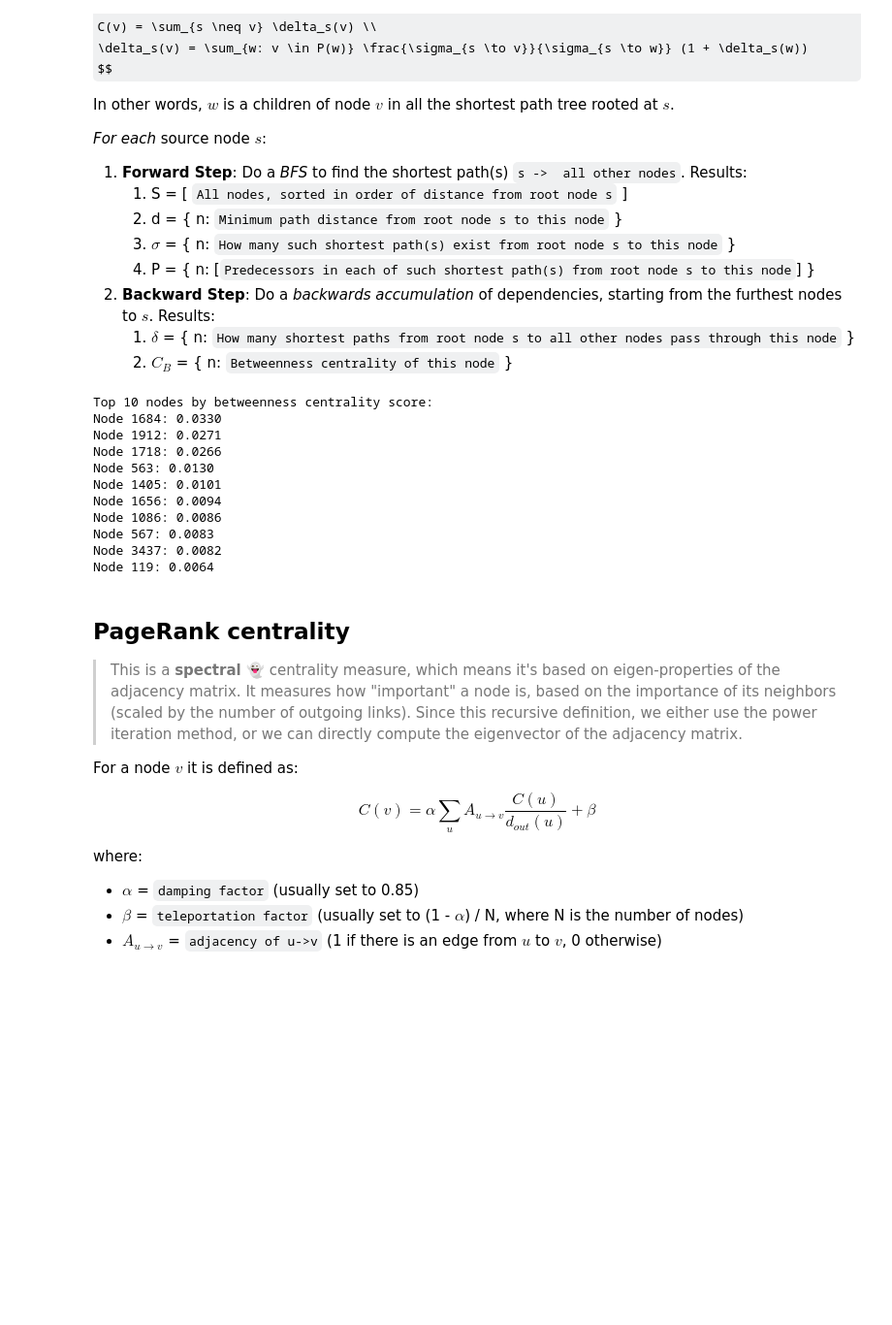
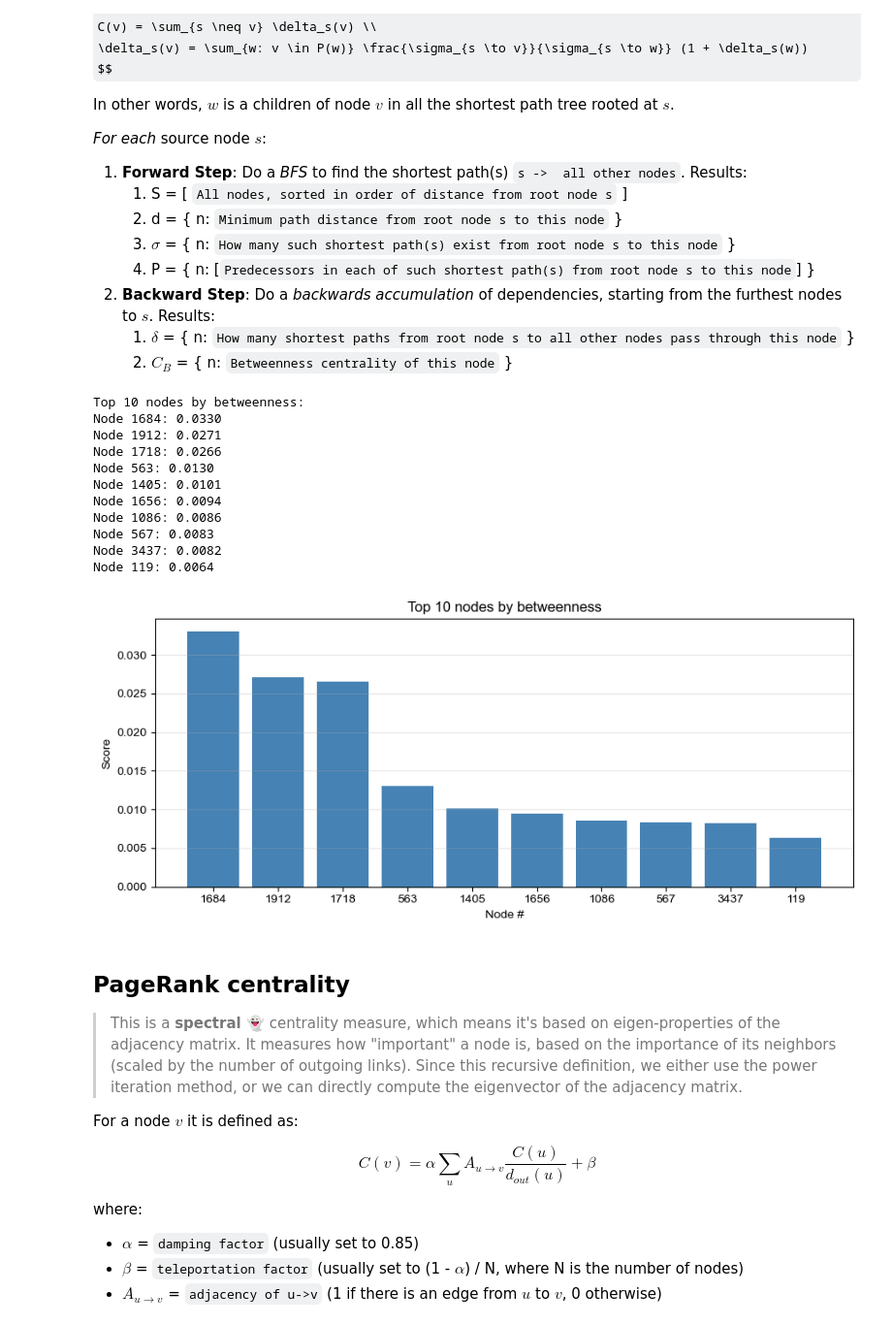
Before and after one commit to BalducciFrancesco/INFS7450-Social-Media-Analytics, a Jupyter notebook: project.ipynb, the cells around one changed output. Shown at 97% size. Saved outputs shown, nothing was run; the diff lists cells and outputs as text; code cells hidden in the pictures; some formulas as TeX source; blank space fills up the shorter version.

```diff
--- a/project.ipynb
+++ b/project.ipynb
@@ -36,3 +60,24 @@ Out-degree -> min: 0, max: 1043, p75: 26.00, median: 10.00
+# %%
+def display_top_centrality(centrality_dict, name, k=10, save=True):
+    top = sorted(centrality_dict.items(), key=lambda x: x[1], reverse=True)[:k]
+    print(f"Top {k} nodes by {name}:")
+    for node, score in top:
+        print(f"Node {node}: {score:.4f}")
+
+    nodes_, scores = zip(*top)
+    plt.figure(figsize=(9, 4))
+    plt.bar(range(len(top)), scores, color="steelblue")
+    plt.xticks(range(len(top)), nodes_)
+    plt.grid(True, alpha=0.3, axis="y")
+    plt.xlabel("Node #")
+    plt.ylabel("Score")
+    plt.title(f"Top {k} nodes by {name}")
+    plt.tight_layout()
+    plt.show()
+
+    if save:
+        with open("results.txt", "a") as f:
+            f.write(" ".join(str(node) for node, _ in top) + "\n")
 # %% [markdown]
 # Plotting the graph
 # %% [markdown]
@@ -193,31 +237,29 @@ def betweenness_centrality(adjacencies, normalized=True): # Brandes Algorithm
 # %%
 import networkx as nx
 
 # According to betweeness criterion (how many shortest paths from any node to any other node pass through it)
 c = betweenness_centrality(adjacencies) # centrality score of each node
 
 # Sanity check with NetworkX implementation
 c_nx = nx.betweenness_centrality(graph)
 diff = np.array([abs(c[n] - c_nx[n]) for n in adjacencies])   # Difference between my implementation and NetworkX for each node
 assert np.allclose(diff, 0.0, atol=1e-4), "Betweenness centrality values do not match NetworkX implementation!"
+
+# List top 10 nodes with highest betweenness centrality score
+display_top_centrality(c, "betweenness", save=True)
+# %% [output]
+Top 10 nodes by betweenness:
+Node 1684: 0.0330
+Node 1912: 0.0271
+Node 1718: 0.0266
+Node 563: 0.0130
+Node 1405: 0.0101
+Node 1656: 0.0094
+Node 1086: 0.0086
+Node 567: 0.0083
+Node 3437: 0.0082
+Node 119: 0.0064
+[figure, added]
-# %%
-# List top 10 nodes with highest betweenness centrality score
-top_betweenness = sorted(c.items(), key=lambda x: x[1], reverse=True)[:10]  # sort by dict value and pick the first 10
-print("Top 10 nodes by betweenness centrality score:")
-for node, score in top_betweenness:
-    print(f"Node {node}: {score:.4f}")
-# %% [output]
-Top 10 nodes by betweenness centrality score:
-Node 1684: 0.0330
-Node 1912: 0.0271
-Node 1718: 0.0266
-Node 563: 0.0130
-Node 1405: 0.0101
-Node 1656: 0.0094
-Node 1086: 0.0086
-Node 567: 0.0083
-Node 3437: 0.0082
-Node 119: 0.0064
 # %% [markdown]
 ## PageRank centrality
 > This is a **spectral 👻** centrality measure, which means it's based on eigen-properties of the adjacency matrix. It measures how "important" a node is, based on the importance of its neighbors (scaled by the number of outgoing links). Since this recursive definition, we either use the power iteration method, or we can directly compute the eigenvector of the adjacency matrix.
```
Also changed, not shown: parts of 6 cells of this notebook, 4 other files.
